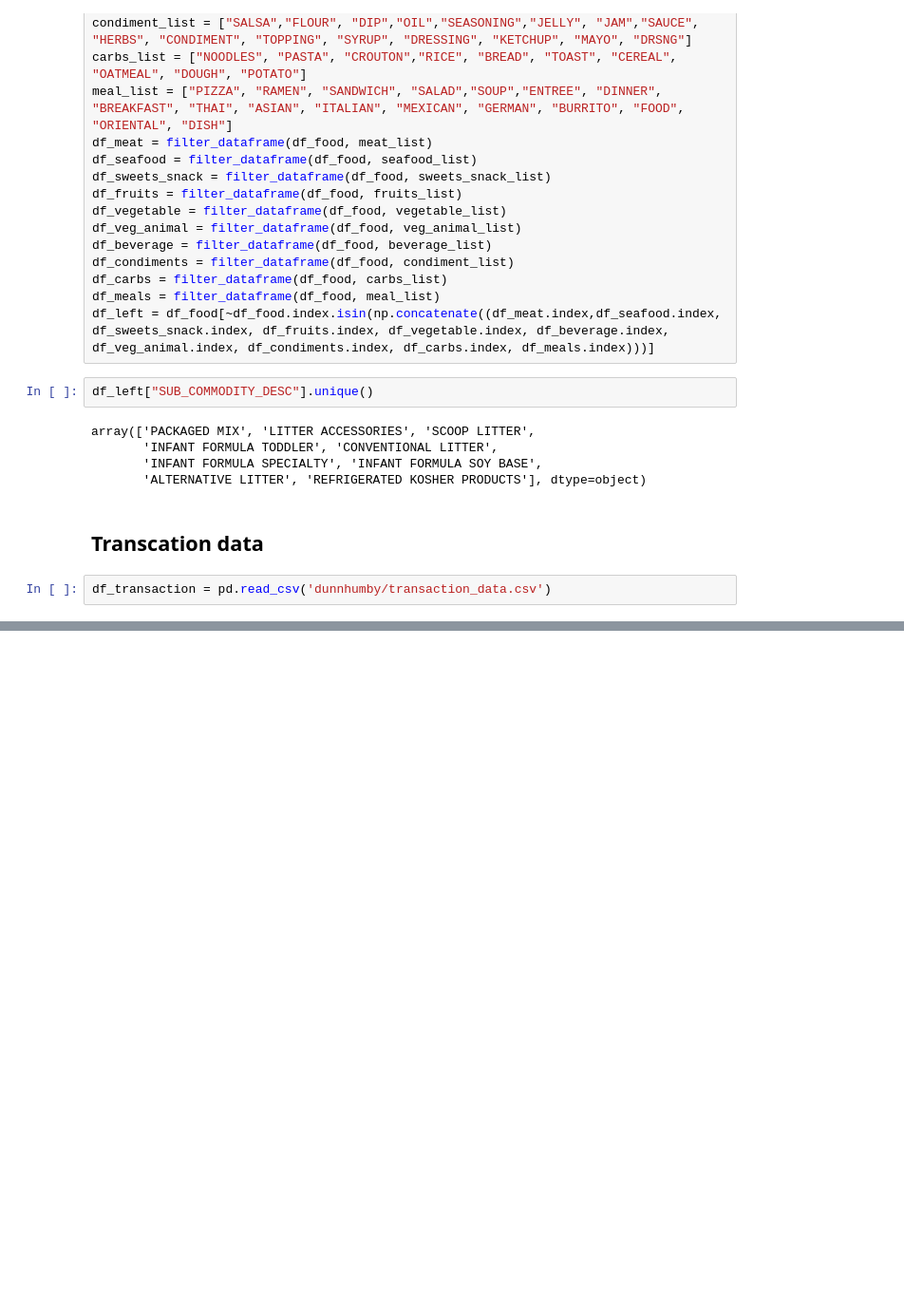
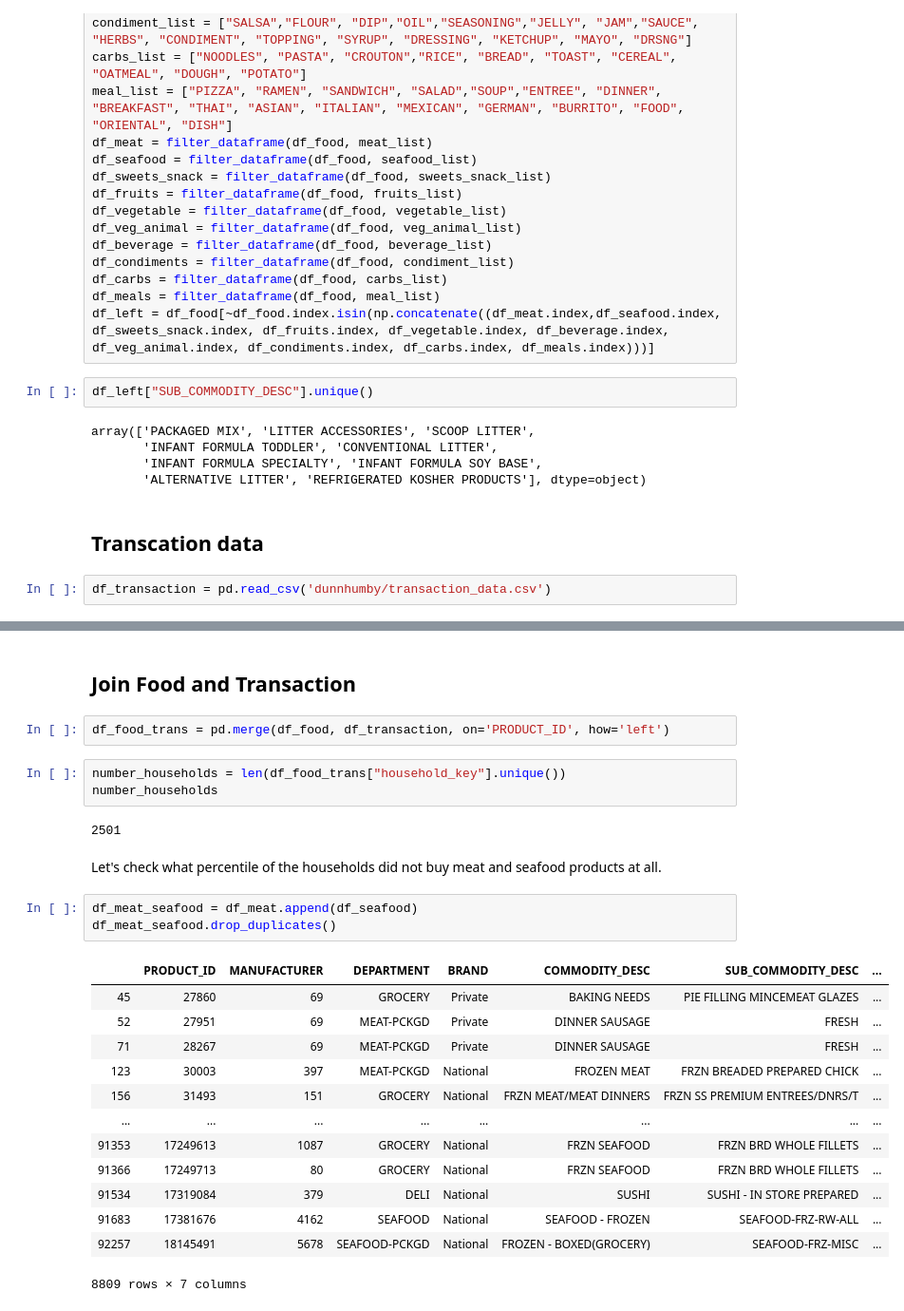
Before and after one commit to whateverforever/ada-2019-project, a Jupyter notebook: data_analysis.ipynb, the cells around one changed output, grey strips where cells are left out. Shown at 95% size. Drawn from its saved outputs; the diff is of its cells as text; blank space fills up the shorter version.

```diff
--- a/data_analysis.ipynb
+++ b/data_analysis.ipynb
@@ -524,0 +532,28 @@ df_transaction.head()
+# %% [markdown]
+## Join Food and Transaction
+# %%
+df_food_trans = pd.merge(df_food, df_transaction, on='PRODUCT_ID', how='left')
+# %%
+number_households = len(df_food_trans["household_key"].unique())
+number_households
+# %% [output]
+2501
+# %% [markdown]
+Let's check what percentile of the households did not buy meat and seafood products at all.
+# %%
+df_meat_seafood = df_meat.append(df_seafood)
+df_meat_seafood.drop_duplicates()
+# %% [output]
+|  | PRODUCT_ID | MANUFACTURER | DEPARTMENT | BRAND | COMMODITY_DESC | SUB_COMMODITY_DESC | ... |
+| 45 | 27860 | 69 | GROCERY | Private | BAKING NEEDS | PIE FILLING MINCEMEAT GLAZES | ... |
+| 52 | 27951 | 69 | MEAT-PCKGD | Private | DINNER SAUSAGE | FRESH | ... |
+| 71 | 28267 | 69 | MEAT-PCKGD | Private | DINNER SAUSAGE | FRESH | ... |
+| 123 | 30003 | 397 | MEAT-PCKGD | National | FROZEN MEAT | FRZN BREADED PREPARED CHICK | ... |
+| 156 | 31493 | 151 | GROCERY | National | FRZN MEAT/MEAT DINNERS | FRZN SS PREMIUM ENTREES/DNRS/T | ... |
+| ... | ... | ... | ... | ... | ... | ... | ... |
+| 91353 | 17249613 | 1087 | GROCERY | National | FRZN SEAFOOD | FRZN BRD WHOLE FILLETS | ... |
+| 91366 | 17249713 | 80 | GROCERY | National | FRZN SEAFOOD | FRZN BRD WHOLE FILLETS | ... |
+| 91534 | 17319084 | 379 | DELI | National | SUSHI | SUSHI - IN STORE PREPARED | ... |
+| 91683 | 17381676 | 4162 | SEAFOOD | National | SEAFOOD - FROZEN | SEAFOOD-FRZ-RW-ALL | ... |
+| 92257 | 18145491 | 5678 | SEAFOOD-PCKGD | National | FROZEN - BOXED(GROCERY) | SEAFOOD-FRZ-MISC | ... |
+8809 rows × 7 columns
```
Also changed, not shown: parts of 3 cells of this notebook.
